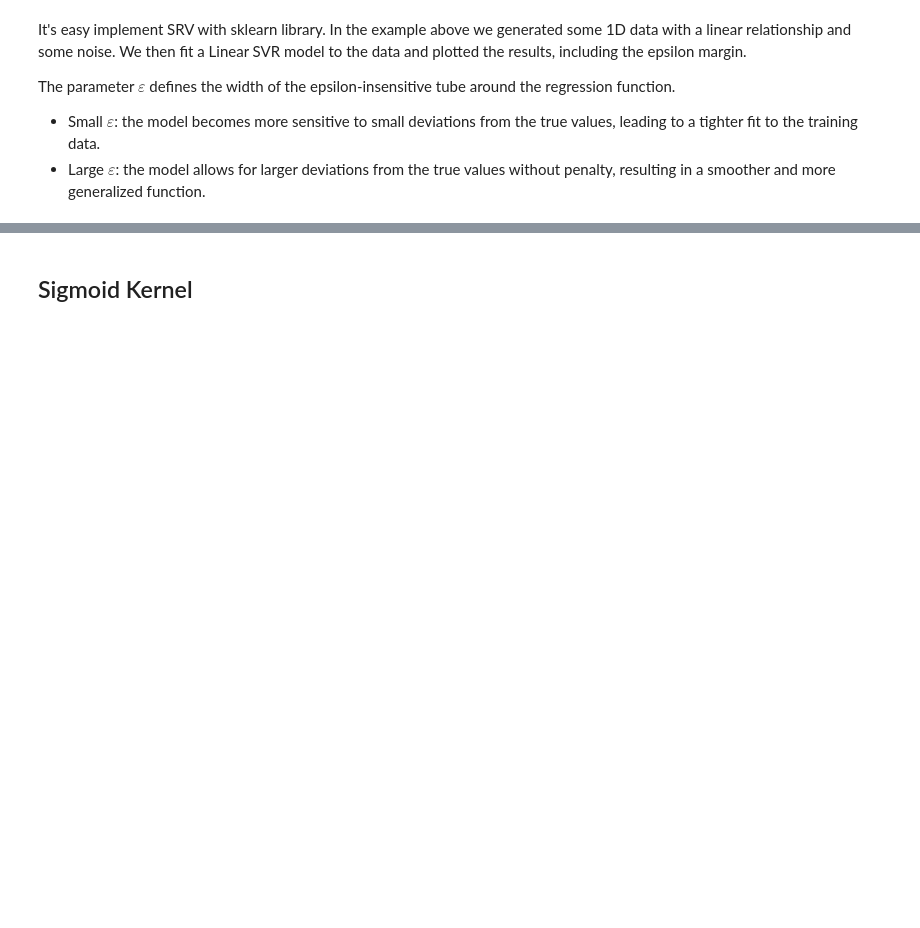
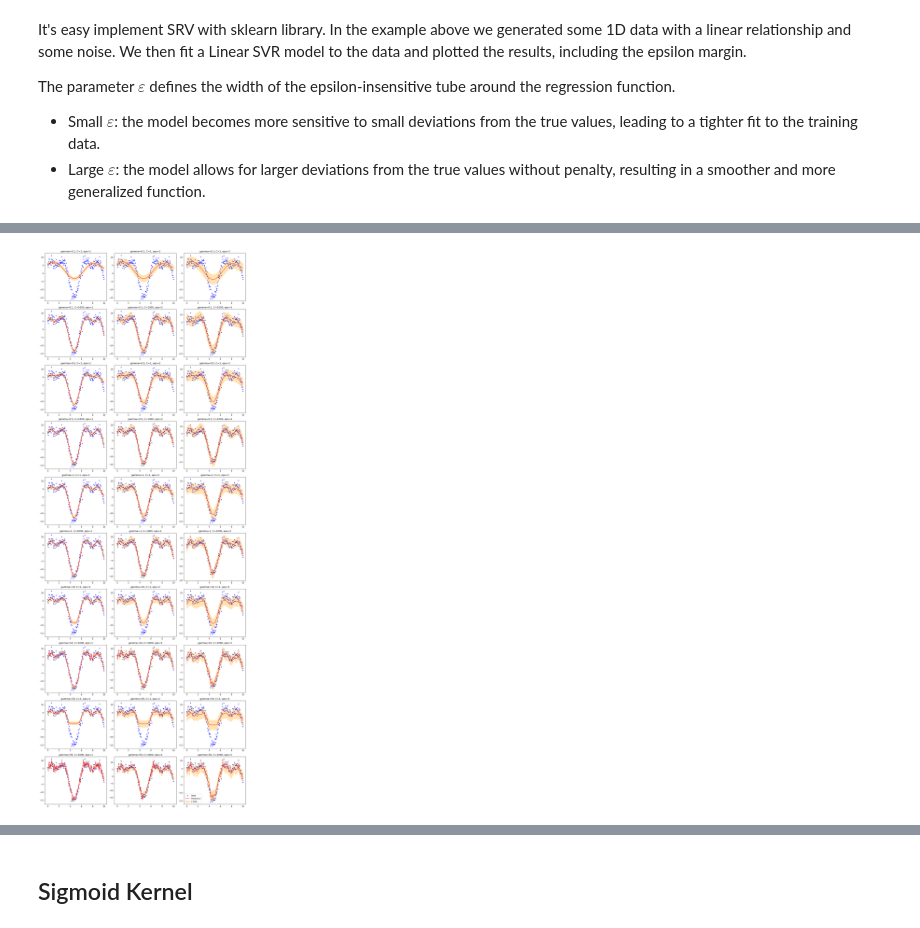
Before and after one commit to GennaiG00/SupportVectorRegression, a Jupyter notebook: sample.ipynb, the cells around one changed output, grey strips where cells are left out. Drawn from its saved outputs; the diff is of its cells as text; code cells hidden in the pictures; blank space fills up the shorter version.

```diff
--- a/sample.ipynb
+++ b/sample.ipynb
@@ -249,27 +269,37 @@ If gamma is too large, the model may overfit the training data, capturing noise
 # %%
-# Dati di esempio (1D per semplicità)
-X = np.linspace(0, 10, 100).reshape(-1, 1)
-y = 0.4 * (X.ravel() - 5)**3 + 2 * X.ravel() + np.random.randn(100) * 2  # relazione non lineare
+X = np.linspace(0, 10, 200).reshape(-1, 1)
+y = np.sin(X.ravel()) * 10 + np.cos(2*X.ravel()) * 5 + np.random.randn(200) * 1.5
 
-# Modello SVR con kernel RBF
-svr_rbf = SVR(kernel='rbf', C=100, epsilon=1, gamma=0.5)
-svr_rbf.fit(X, y)
+epsilons = [1, 2, 3]
+c = [1, 1000]
+gamma = [0.1, 0.5, 1, 10, 50]
 
-# Predizione
-y_pred = svr_rbf.predict(X)
+combinations = list(product(gamma, c, epsilons))
 
-# Fascia epsilon
-epsilon = svr_rbf.epsilon
-y_up = y_pred + epsilon
-y_down = y_pred - epsilon
+n = len(combinations)
+cols = 3
+rows = int(np.ceil(n / cols))
+plt.figure(figsize=(5*cols, 4*rows))
+for idx, (gamma, C, eps) in enumerate(combinations, 1):
+    svr_rbf = SVR(kernel='rbf', C=C, epsilon=eps, gamma=gamma)
+    svr_rbf.fit(X, y)
 
-# Plot
-plt.figure(figsize=(8,5))
-plt.scatter(X, y, color='blue', label='Data')
-plt.plot(X, y_pred, 'r--', label='Central function f(x)')
-plt.plot(X, y_up, 'k-', linewidth=0.8, label='Epsilon margin')
-plt.plot(X, y_down, 'k-', linewidth=0.8)
-plt.fill_between(X.ravel(), y_down, y_up, color='gray', alpha=0.2)
+    # Predizione
+    y_pred = svr_rbf.predict(X)
+
+    # Fascia epsilon
+    epsilon = svr_rbf.epsilon
+    y_up = y_pred + epsilon
+    y_down = y_pred - epsilon
+
+    plt.subplot(rows, cols, idx)
+    plt.scatter(X, y, color='blue', s=10, label='Data')
+    plt.plot(X, y_pred, color='red', label='Prediction')
+    plt.fill_between(X.ravel(), y_down, y_up, color='orange', alpha=0.3, label='ε-tube')
+    plt.title(f"gamma={gamma}, C={C}, eps={eps}")
+    plt.tight_layout()
+
 plt.legend()
-plt.title("RBF SVR with Epsilon Margin")
 plt.show()
+# %% [output]
+[figure, added]
```
Also changed, not shown: parts of 12 cells of this notebook.
